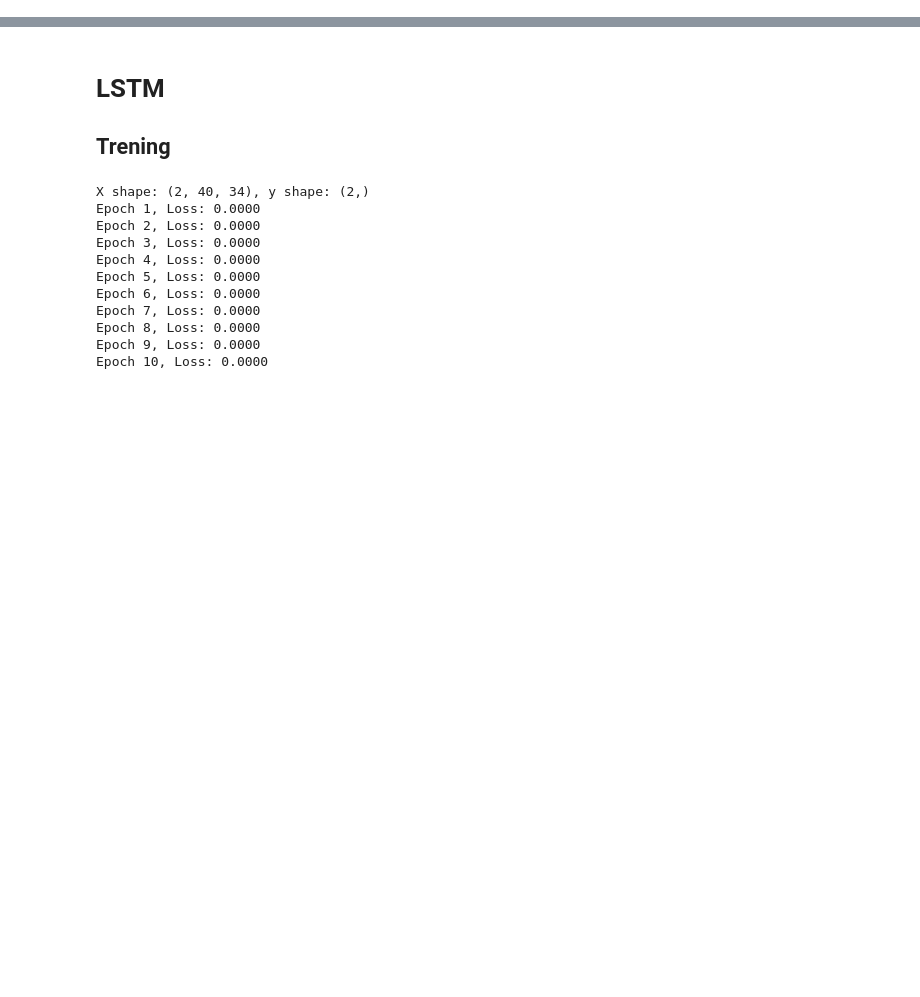
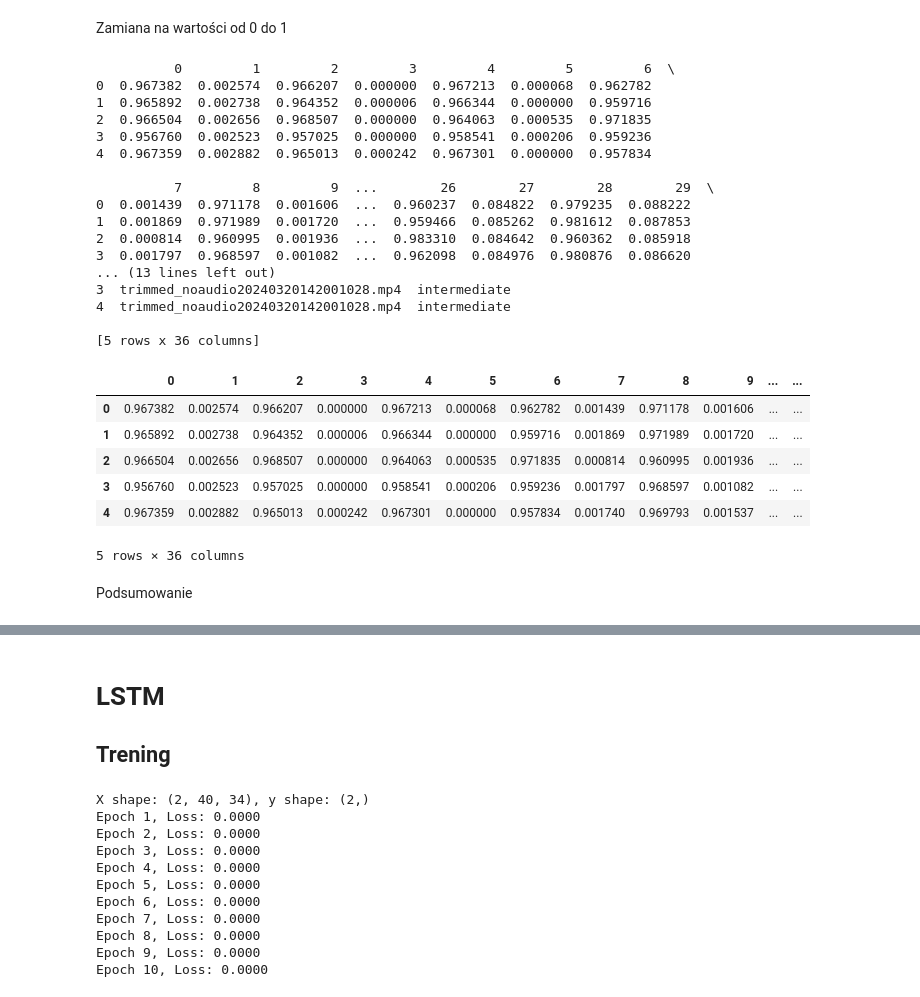
Before and after one commit to yoinker57/pracownia-problemowa, a Jupyter notebook: models/models.ipynb, the cells around one changed output, grey strips where cells are left out. Drawn from its saved outputs; the diff is of its cells as text; code cells hidden in the pictures; blank space fills up the shorter version.

```diff
--- a/models/models.ipynb
+++ b/models/models.ipynb
@@ -50,0 +185,53 @@ print(df.head())
+# %% [markdown]
+Zamiana na wartości od 0 do 1
+# %%
+def normalize_value(df: pd.DataFrame):
+    """
+    Normalize the values in the DataFrame to be between 0 and 1.
+    """
+    keypoints_indexes = [str(i) for i in range(0,34)]
+
+    # Assuming the DataFrame contains only numeric columns
+    min_values = df[keypoints_indexes].min(axis=1)
+    max_values = df[keypoints_indexes].max(axis=1)
+    # Avoid division by zero
+    epsilon = 1e-6
+    normalized_df = df.copy()
+    subtracted_df = df[keypoints_indexes].sub(min_values, axis=0)
+
+    normalized_df[keypoints_indexes] = subtracted_df.div(max_values - min_values + epsilon, axis=0)
+    print(normalized_df.head())
+
+    return normalized_df
+
+df = load('../pose_outputs_clicked', '../data/labeledFilms.csv')
+df = remove_empty_rows(df)
+normalized = normalize_value(df)
+normalized.head()
+# %% [output]
+          0         1         2         3         4         5         6  \
+0  0.967382  0.002574  0.966207  0.000000  0.967213  0.000068  0.962782
+1  0.965892  0.002738  0.964352  0.000006  0.966344  0.000000  0.959716
+2  0.966504  0.002656  0.968507  0.000000  0.964063  0.000535  0.971835
+3  0.956760  0.002523  0.957025  0.000000  0.958541  0.000206  0.959236
+4  0.967359  0.002882  0.965013  0.000242  0.967301  0.000000  0.957834
+
+          7         8         9  ...        26        27        28        29  \
+0  0.001439  0.971178  0.001606  ...  0.960237  0.084822  0.979235  0.088222
+1  0.001869  0.971989  0.001720  ...  0.959466  0.085262  0.981612  0.087853
+2  0.000814  0.960995  0.001936  ...  0.983310  0.084642  0.960362  0.085918
+3  0.001797  0.968597  0.001082  ...  0.962098  0.084976  0.980876  0.086620
+... (13 lines left out)
+3  trimmed_noaudio20240320142001028.mp4  intermediate
+4  trimmed_noaudio20240320142001028.mp4  intermediate
+
+[5 rows x 36 columns]
+|  | 0 | 1 | 2 | 3 | 4 | 5 | 6 | 7 | 8 | 9 | ... | ... |
+| 0 | 0.967382 | 0.002574 | 0.966207 | 0.000000 | 0.967213 | 0.000068 | 0.962782 | 0.001439 | 0.971178 | 0.001606 | ... | ... |
+| 1 | 0.965892 | 0.002738 | 0.964352 | 0.000006 | 0.966344 | 0.000000 | 0.959716 | 0.001869 | 0.971989 | 0.001720 | ... | ... |
+| 2 | 0.966504 | 0.002656 | 0.968507 | 0.000000 | 0.964063 | 0.000535 | 0.971835 | 0.000814 | 0.960995 | 0.001936 | ... | ... |
+| 3 | 0.956760 | 0.002523 | 0.957025 | 0.000000 | 0.958541 | 0.000206 | 0.959236 | 0.001797 | 0.968597 | 0.001082 | ... | ... |
+| 4 | 0.967359 | 0.002882 | 0.965013 | 0.000242 | 0.967301 | 0.000000 | 0.957834 | 0.001740 | 0.969793 | 0.001537 | ... | ... |
+5 rows × 36 columns
+# %% [markdown]
+Podsumowanie
```
Also changed, not shown: parts of 10 cells of this notebook.
